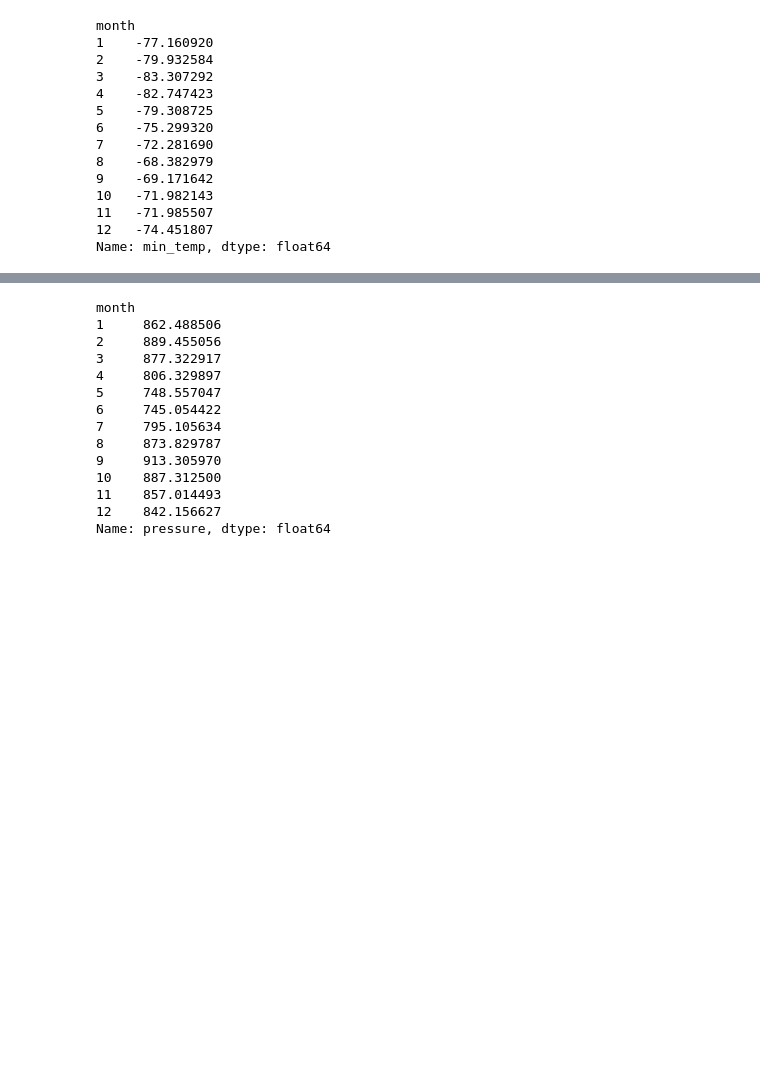
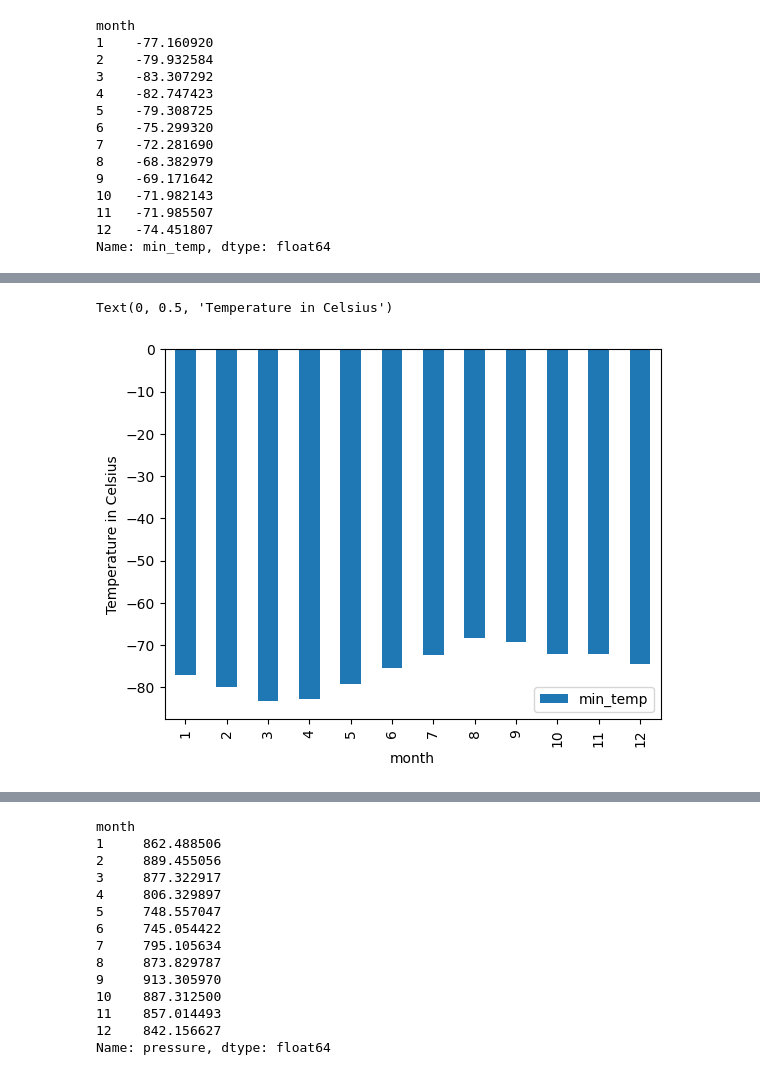
Before and after one commit to JustinS25/html-challenge, a Jupyter notebook: Mars Files/part_2_mars_weather.ipynb, the cells around one changed output, grey strips where cells are left out. Saved outputs shown, nothing was run; the diff lists cells and outputs as text; code cells hidden in the pictures; blank space fills up the shorter version.

```diff
--- a/Mars Files/part_2_mars_weather.ipynb
+++ b/Mars Files/part_2_mars_weather.ipynb
@@ -34,2 +36,4 @@ Note that this can also be achieved by using the Pandas `read_html` function. Ho
 # %%
 # Extract all rows of data
+table = soups.find_all('tr', class_='data-row')
+table
@@ -47,5 +69,10 @@ Assemble the scraped data into a Pandas DataFrame. The columns should have the s
 * `pressure`: The atmospheric pressure at Curiosity's location
 # %%
 # Create an empty list
-
+table_data = []
 # Loop through the scraped data to create a list of rows
+for row in table:
+    info = row.find_all('td')
+    row = [col.text for col in info]
+    table_data.append(row)
+table_data
@@ -52,4 +97,6 @@ Assemble the scraped data into a Pandas DataFrame. The columns should have the s
 # %%
 # Create a Pandas DataFrame by using the list of rows and a list of the column names
+df = pd.DataFrame(table_data, columns=['id','terrestrial_date','sol',
+                                       'ls','month','min_temp','pressure'])
 # %%
 # Confirm DataFrame was created successfully
@@ -79,5 +128,8 @@ pressure            object
 dtype: object
 # %%
 # Change data types for data analysis
+df = df.astype({'terrestrial_date': 'datetime64[ns]',
+                'sol':'int64','ls':'int64','month':'int64',
+                'min_temp':'float64','pressure':'float64'})
 # %%
 # Confirm type changes were successful by examining data types again
@@ -153,0 +203,10 @@ Name: min_temp, dtype: float64
+# %%
+# Create average min temperature dataframe grouped by month
+df_avg_min = df[['month','min_temp']].groupby('month').mean()
+# Plot the average temperature by month
+df_avg_min.plot(kind='bar')
+plt.xlabel('month')
+plt.ylabel('Temperature in Celsius')
+# %% [output]
+Text(0, 0.5, 'Temperature in Celsius')
+[figure, added]
```
Also changed, not shown: parts of 18 cells of this notebook, 2 other files.
